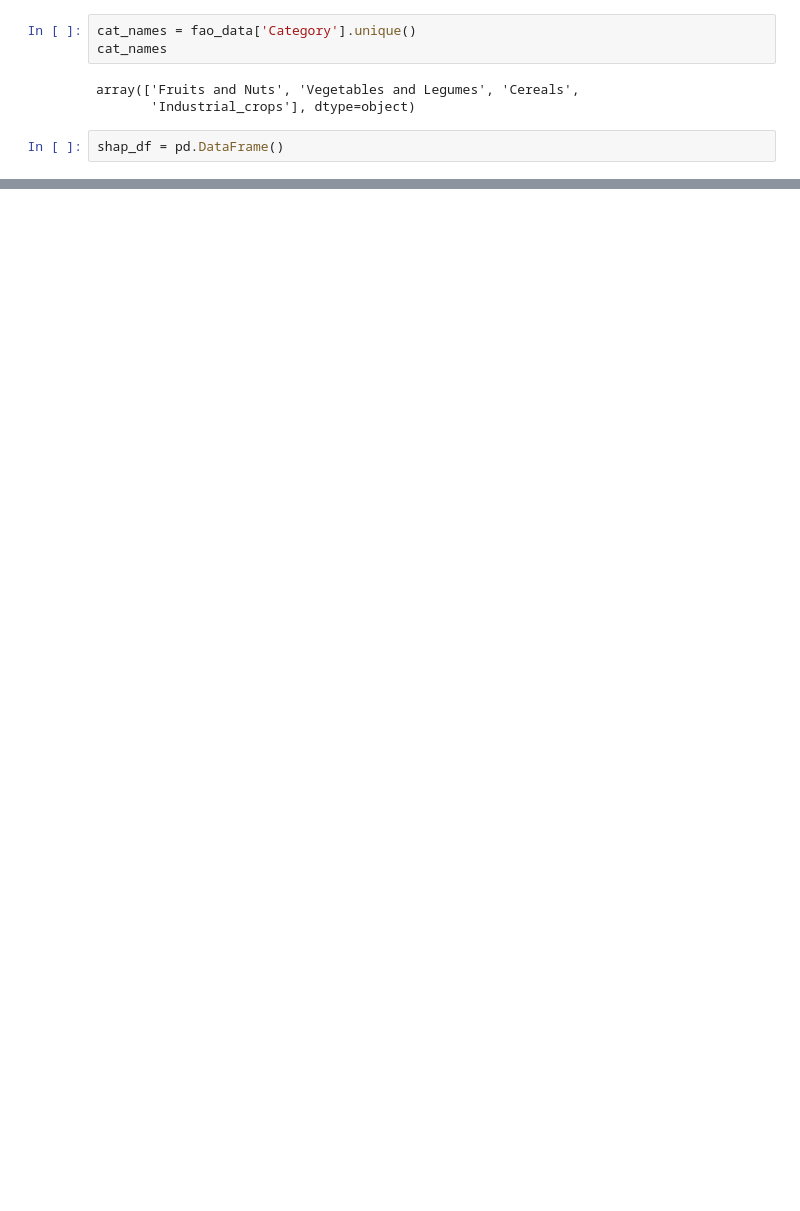
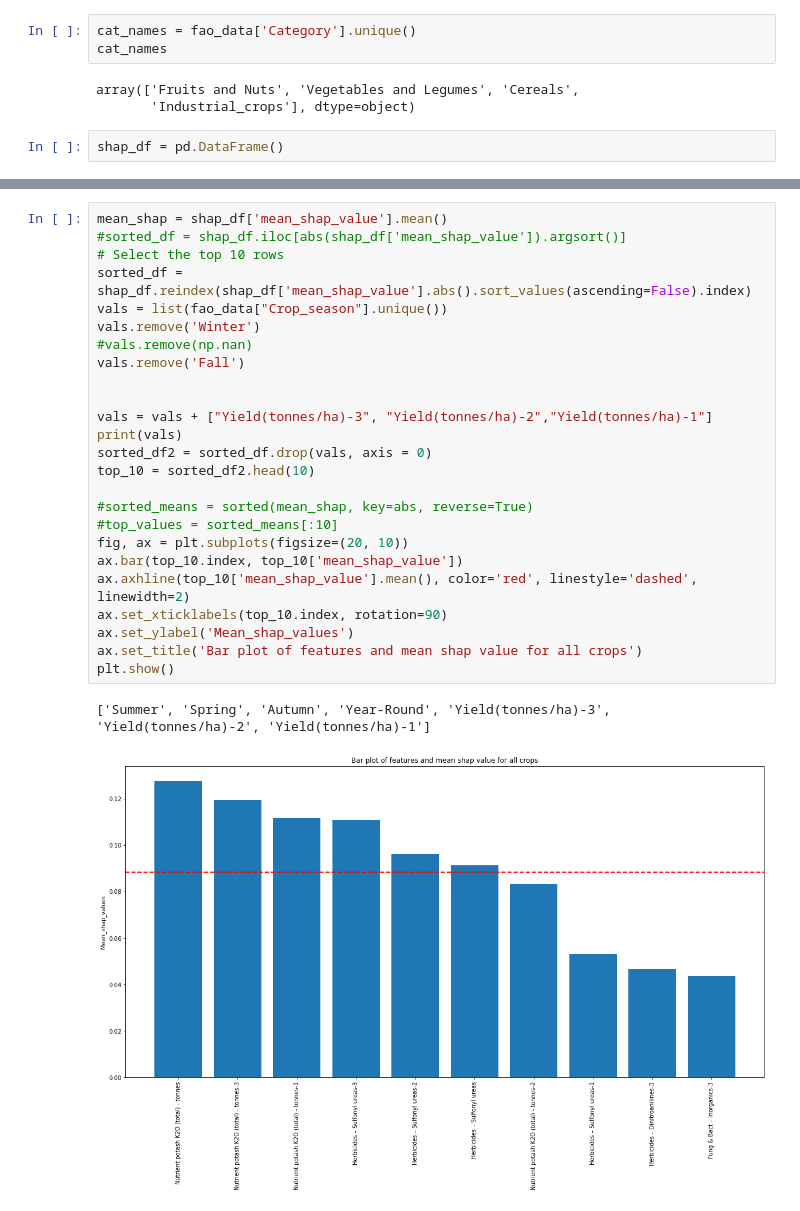
Before and after one commit to Kalebalemayehu/Kaleb-Bsc-thesis, a Jupyter notebook: Crop yield and soil/shap_randomforest.ipynb, the cells around one changed output, grey strips where cells are left out. Saved outputs shown, nothing was run; the diff lists cells and outputs as text; blank space fills up the shorter version.

```diff
--- a/Crop yield and soil/shap_randomforest.ipynb
+++ b/Crop yield and soil/shap_randomforest.ipynb
@@ -248,0 +170,28 @@ plt.show()
+# %%
+mean_shap = shap_df['mean_shap_value'].mean()
+#sorted_df = shap_df.iloc[abs(shap_df['mean_shap_value']).argsort()]
+# Select the top 10 rows
+sorted_df = shap_df.reindex(shap_df['mean_shap_value'].abs().sort_values(ascending=False).index)
+vals = list(fao_data["Crop_season"].unique())
+vals.remove('Winter')
+#vals.remove(np.nan)
+vals.remove('Fall')
+
+
+vals = vals + ["Yield(tonnes/ha)-3", "Yield(tonnes/ha)-2","Yield(tonnes/ha)-1"]
+print(vals)
+sorted_df2 = sorted_df.drop(vals, axis = 0)
+top_10 = sorted_df2.head(10)
+
+#sorted_means = sorted(mean_shap, key=abs, reverse=True)
+#top_values = sorted_means[:10]
+fig, ax = plt.subplots(figsize=(20, 10))
+ax.bar(top_10.index, top_10['mean_shap_value'])
+ax.axhline(top_10['mean_shap_value'].mean(), color='red', linestyle='dashed', linewidth=2)
+ax.set_xticklabels(top_10.index, rotation=90)
+ax.set_ylabel('Mean_shap_values')
+ax.set_title('Bar plot of features and mean shap value for all crops')
+plt.show()
+# %% [output]
+['Summer', 'Spring', 'Autumn', 'Year-Round', 'Yield(tonnes/ha)-3', 'Yield(tonnes/ha)-2', 'Yield(tonnes/ha)-1']
+[figure, added]
```
Also changed, not shown: parts of 10 cells of this notebook, 15 other files.
